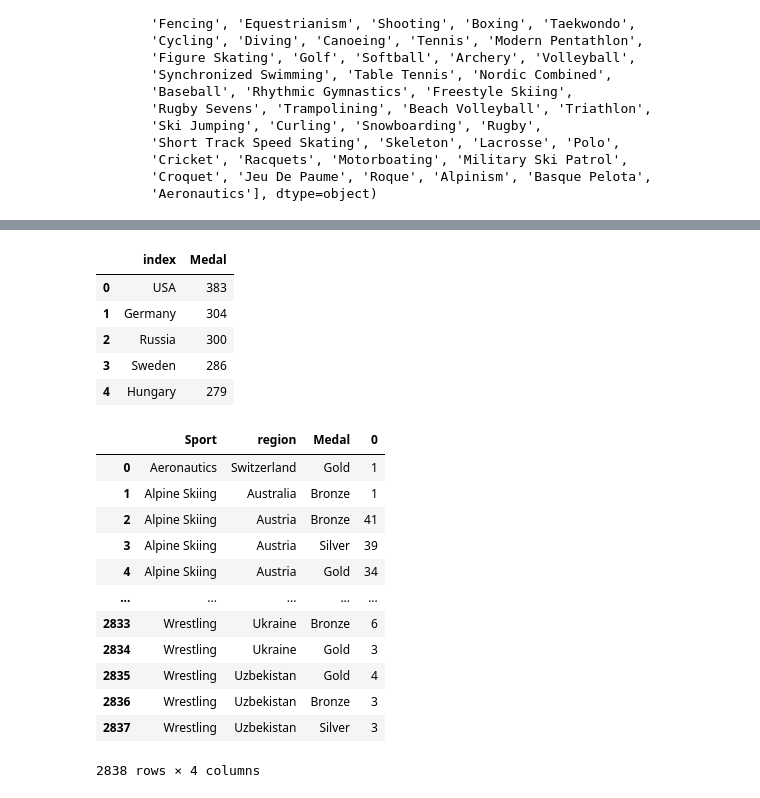
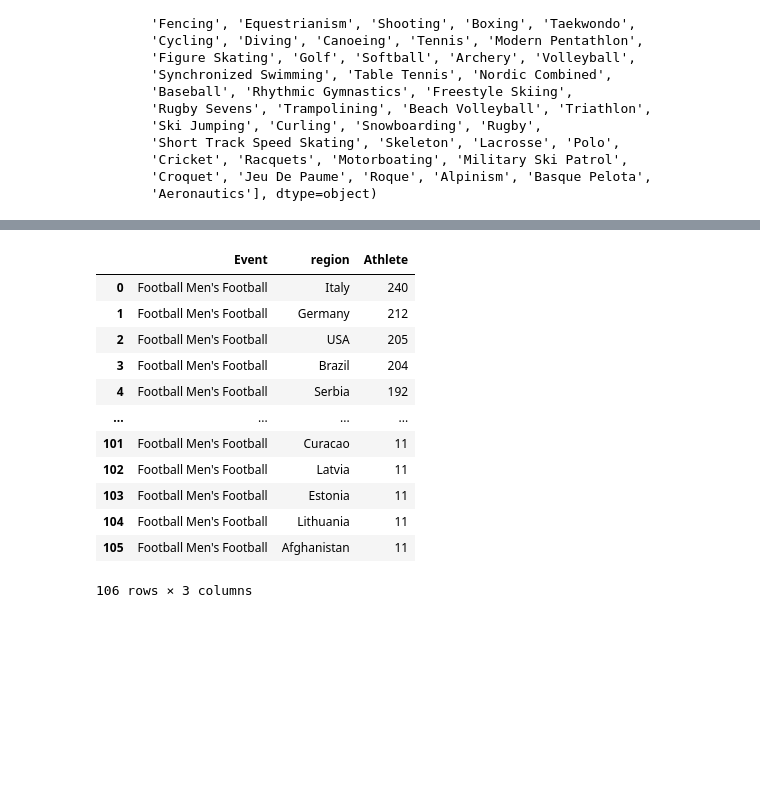
Before and after one commit to wlinds/ITHS-Projekt-OS, a Jupyter notebook: Notes/Uppgift 2.ipynb, the cells around one changed output, grey strips where cells are left out. Saved outputs shown, nothing was run; the diff lists cells and outputs as text; code cells hidden in the pictures; blank space fills up the shorter version.

```diff
--- a/Notes/Uppgift 2.ipynb
+++ b/Notes/Uppgift 2.ipynb
@@ -7,11 +7,11 @@ Välj 2-4 sporter och skapa lämpliga grafer/diagram för att visualisera exempe
 # %%
 import pandas as pd
 # first data file
-df = pd.read_csv("../Project/olympicdata/athlete_events.csv")
+df = pd.read_csv("../Data/athlete_events.csv")
 #df.head()
 
 # second data file
-df1 = pd.read_csv("../Project/olympicdata/noc_regions.csv",usecols=['region', 'NOC']) #### NOC: National Olympic Committee
+df1 = pd.read_csv("../Data/noc_regions.csv",usecols=['region', 'NOC']) #### NOC: National Olympic Committee
 df
 # %% [output]
 |  | ID | Name | Sex | Age | Height | Weight | Team | NOC | Games | Year | Season | ... |
@@ -70,0 +148,5 @@ sport.head()
+# %%
+Event = df_merge[["Sport", "Event", "region"]]
+# %%
+df_foot = Event[Event["Sport"] == "Football"]
+df_foot.head()
@@ -71,26 +160,17 @@ sport.head()
 # %%
-sport.region.value_counts().reset_index(name='Medal').head()
+foot= df_foot[['Event','region']].value_counts().reset_index(name = 'Athlete')
+foot
 # %% [output]
-|  | index | Medal |
-| 0 | USA | 383 |
-| 1 | Germany | 304 |
-| 2 | Russia | 300 |
-| 3 | Sweden | 286 |
-| 4 | Hungary | 279 |
+|  | Event | region | Athlete |
+| 0 | Football Men's Football | Italy | 240 |
+| 1 | Football Men's Football | Germany | 212 |
+| 2 | Football Men's Football | USA | 205 |
+| 3 | Football Men's Football | Brazil | 204 |
+| 4 | Football Men's Football | Serbia | 192 |
+| ... | ... | ... | ... |
+| 101 | Football Men's Football | Curacao | 11 |
+| 102 | Football Men's Football | Latvia | 11 |
+| 103 | Football Men's Football | Estonia | 11 |
+| 104 | Football Men's Football | Lithuania | 11 |
+| 105 | Football Men's Football | Afghanistan | 11 |
+106 rows × 3 columns
-# %%
-df_sp = df_merge.groupby(["Sport","region"])[["Medal"]].value_counts().to_frame().reset_index()
-df_sp
-# %% [output]
-|  | Sport | region | Medal | 0 |
-| 0 | Aeronautics | Switzerland | Gold | 1 |
-| 1 | Alpine Skiing | Australia | Bronze | 1 |
-| 2 | Alpine Skiing | Austria | Bronze | 41 |
-| 3 | Alpine Skiing | Austria | Silver | 39 |
-| 4 | Alpine Skiing | Austria | Gold | 34 |
-| ... | ... | ... | ... | ... |
-| 2833 | Wrestling | Ukraine | Bronze | 6 |
-| 2834 | Wrestling | Ukraine | Gold | 3 |
-| 2835 | Wrestling | Uzbekistan | Gold | 4 |
-| 2836 | Wrestling | Uzbekistan | Bronze | 3 |
-| 2837 | Wrestling | Uzbekistan | Silver | 3 |
-2838 rows × 4 columns
```
Also changed, not shown: parts of 11 cells of this notebook, 1 other file.
